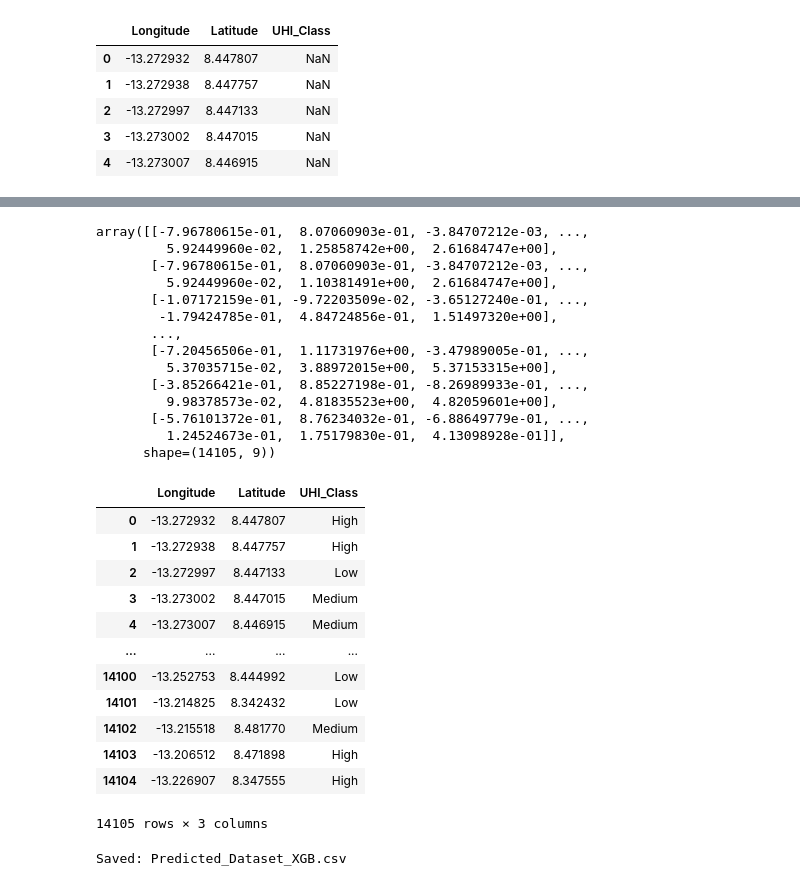
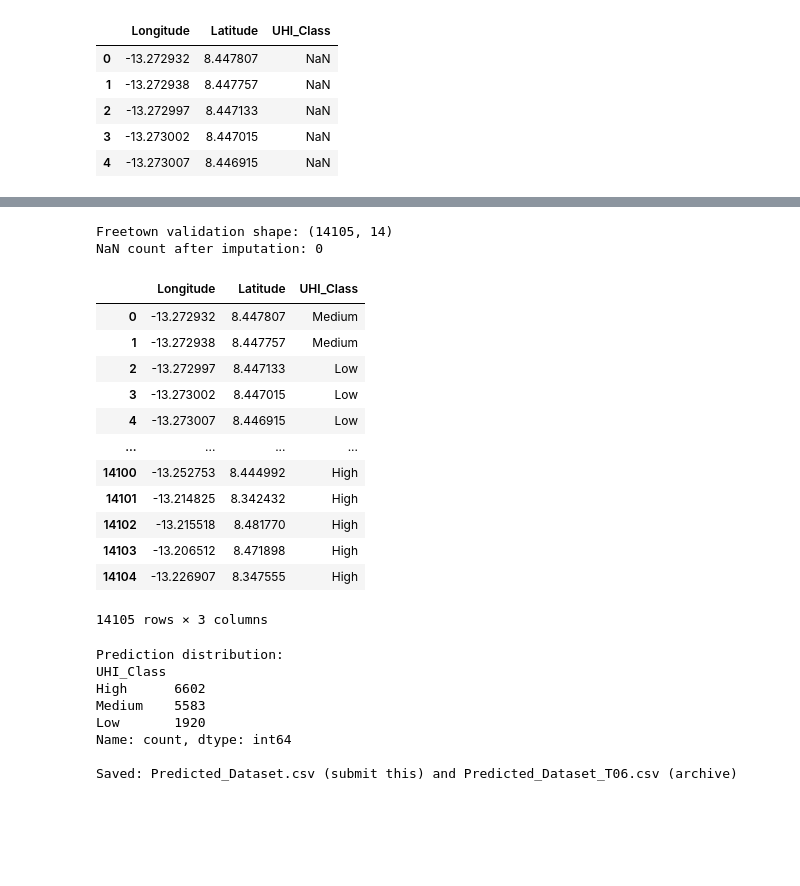
Before and after one commit to sushismith-lab/Urban_Heat_Project, a Jupyter notebook: Sample_Model_Notebook.ipynb, the cells around one changed output, grey strips where cells are left out. Drawn from its saved outputs; the diff is of its cells as text; code cells hidden in the pictures; blank space fills up the shorter version.

```diff
--- a/Sample_Model_Notebook.ipynb
+++ b/Sample_Model_Notebook.ipynb
@@ -428,7 +470,11 @@ X_train, X_test, y_train, y_test = train_test_split(X, y, test_size=0.3, stratif
 # %%
-# Scale the training and test data using standardscaler
+# Impute NaNs (can arise from buffer windows at raster edges) with column median
+imputer = SimpleImputer(strategy="median")
+X_train = imputer.fit_transform(X_train)
+X_test  = imputer.transform(X_test)
+
 sc = StandardScaler()
 X_train = sc.fit_transform(X_train)
-X_test = sc.transform(X_test)
+X_test  = sc.transform(X_test)
 # %% [markdown]
 ### Model Training
@@ -563,9 +504,11 @@ from sklearn.preprocessing import LabelEncoder
 XGBoost requires integer class labels, so we encode the UHI class strings (Low / Medium / High) before fitting.
 # %%
 # Encode string labels to integers (required by XGBoost)
+# Fit on full y so all classes are guaranteed to be seen
 le = LabelEncoder()
-y_train_bal_enc = le.fit_transform(y_train_bal)
-y_test_enc      = le.transform(y_test)
+le.fit(y_train)
+y_train_enc = le.transform(y_train)
+y_test_enc  = le.transform(y_test)
 print("Class mapping:", dict(zip(le.classes_, le.transform(le.classes_))))
 # %% [output]
 Class mapping: {'High': np.int64(0), 'Low': np.int64(1), 'Medium': np.int64(2)}
@@ -691,6 +724,11 @@ sierra_combined = pd.concat([
     Sierra_heat_data[SPECTRAL_COLS],
     Sierra_buildings_data[['building_density_100m', 'building_density_50m']]
 ], axis=1)
+
+# Apply per-city normalisation to Freetown using its own statistics.
+# Deviation features (dev_X) are excluded — they're already relative.
+sierra_combined = per_city_normalize(sierra_combined, NORM_COLS)
+print("Per-city spectral normalisation applied to Freetown.")
 # %%
 # Create a copy of the Sierra dataset for validation purposes to avoid modifying the original data
 val_data=sierra_combined.copy()
@@ -709,46 +747,53 @@ Validation features: ['median_NDVI', 'median_NDBI', 'median_NDWI', 'median_MNDWI
 # %%
-# Feature Scaling
-val_transformed = sc.transform(val)
-val_transformed
+# ── CRITICAL FIX: Apply the full preprocessing pipeline to Freetown ──────────
+# Previously `sc.transform(val)` was called WITHOUT running imputer.transform()
+# first. Any NaN values from raster edge pixels (very common in Freetown) were
+# passed directly to XGBoost — silently corrupting predictions for those rows.
+# The pipeline must match exactly what was applied to X_train:
+#   raw features → impute NaNs (training medians) → StandardScaler
+
+val_arr = imputer.transform(val)       # fill NaNs with training-city medians
+val_transformed = sc.transform(val_arr)  # normalise to training-city scale
+print(f"Freetown validation shape: {val_transformed.shape}")
+print(f"NaN count after imputation: {np.isnan(val_transformed).sum()}")
 # %% [output]
-array([[-7.96780615e-01,  8.07060903e-01, -3.84707212e-03, ...,
-         5.92449960e-02,  1.25858742e+00,  2.61684747e+00],
-       [-7.96780615e-01,  8.07060903e-01, -3.84707212e-03, ...,
-         5.92449960e-02,  1.10381491e+00,  2.61684747e+00],
-       [-1.07172159e-01, -9.72203509e-02, -3.65127240e-01, ...,
-        -1.79424785e-01,  4.84724856e-01,  1.51497320e+00],
-       ...,
-       [-7.20456506e-01,  1.11731976e+00, -3.47989005e-01, ...,
-         5.37035715e-02,  3.88972015e+00,  5.37153315e+00],
-       [-3.85266421e-01,  8.85227198e-01, -8.26989933e-01, ...,
-         9.98378573e-02,  4.81835523e+00,  4.82059601e+00],
-       [-5.76101372e-01,  8.76234032e-01, -6.88649779e-01, ...,
-         1.24524673e-01,  1.75179830e-01,  4.13098928e-01]],
-      shape=(14105, 9))
+Freetown validation shape: (14105, 14)
+NaN count after imputation: 0
 # %%
 val_enc = xgb_model.predict(val_transformed)
 val_preds = le.inverse_transform(val_enc)
 
 xgb_submission = pd.DataFrame({
     "Longitude": test_file["Longitude"].values,
     "Latitude":  test_file["Latitude"].values,
     "UHI_Class": val_preds,
 })
 display(xgb_submission)
-xgb_submission.to_csv("./Data/Predicted_Dataset_XGB.csv", index=False)
-print("Saved: Predicted_Dataset_XGB.csv")
+print(f"\nPrediction distribution:\n{xgb_submission['UHI_Class'].value_counts()}")
+
+# Save Trial 06 predictions
+xgb_submission.to_csv("./Data/Predicted_Dataset.csv", index=False)
+xgb_submission.to_csv("./Data/Predicted_Dataset_T06.csv", index=False)
+print("\nSaved: Predicted_Dataset.csv (submit this) and Predicted_Dataset_T06.csv (archive)")
 # %% [output]
 |  | Longitude | Latitude | UHI_Class |
-| 0 | -13.272932 | 8.447807 | High |
-| 1 | -13.272938 | 8.447757 | High |
+| 0 | -13.272932 | 8.447807 | Medium |
+| 1 | -13.272938 | 8.447757 | Medium |
 | 2 | -13.272997 | 8.447133 | Low |
-| 3 | -13.273002 | 8.447015 | Medium |
-| 4 | -13.273007 | 8.446915 | Medium |
+| 3 | -13.273002 | 8.447015 | Low |
+| 4 | -13.273007 | 8.446915 | Low |
 | ... | ... | ... | ... |
-| 14100 | -13.252753 | 8.444992 | Low |
-| 14101 | -13.214825 | 8.342432 | Low |
-| 14102 | -13.215518 | 8.481770 | Medium |
+| 14100 | -13.252753 | 8.444992 | High |
+| 14101 | -13.214825 | 8.342432 | High |
+| 14102 | -13.215518 | 8.481770 | High |
 | 14103 | -13.206512 | 8.471898 | High |
 | 14104 | -13.226907 | 8.347555 | High |
 14105 rows × 3 columns
-Saved: Predicted_Dataset_XGB.csv
+Prediction distribution:
+UHI_Class
+High      6602
+Medium    5583
+Low       1920
+Name: count, dtype: int64
+
+Saved: Predicted_Dataset.csv (submit this) and Predicted_Dataset_T06.csv (archive)
```
Also changed, not shown: parts of 67 cells of this notebook, 9 other files.
